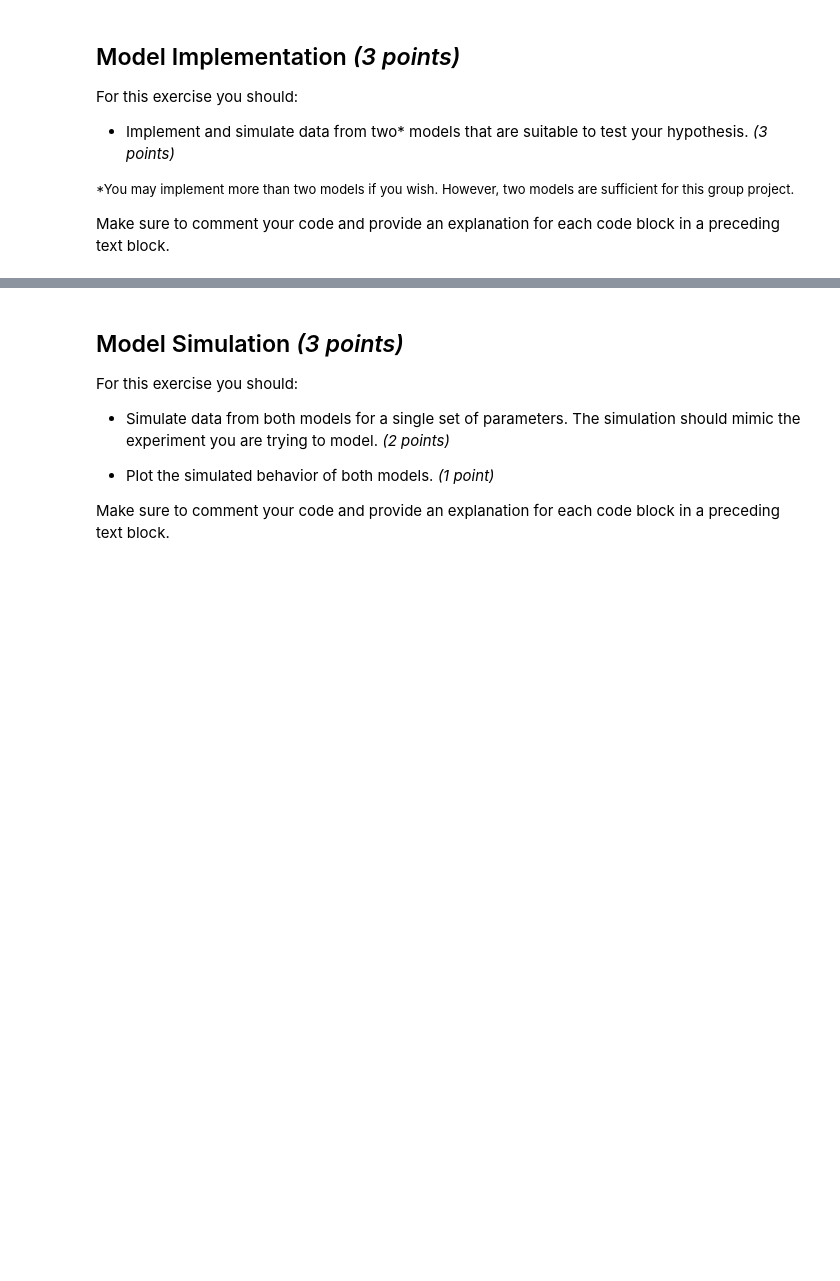
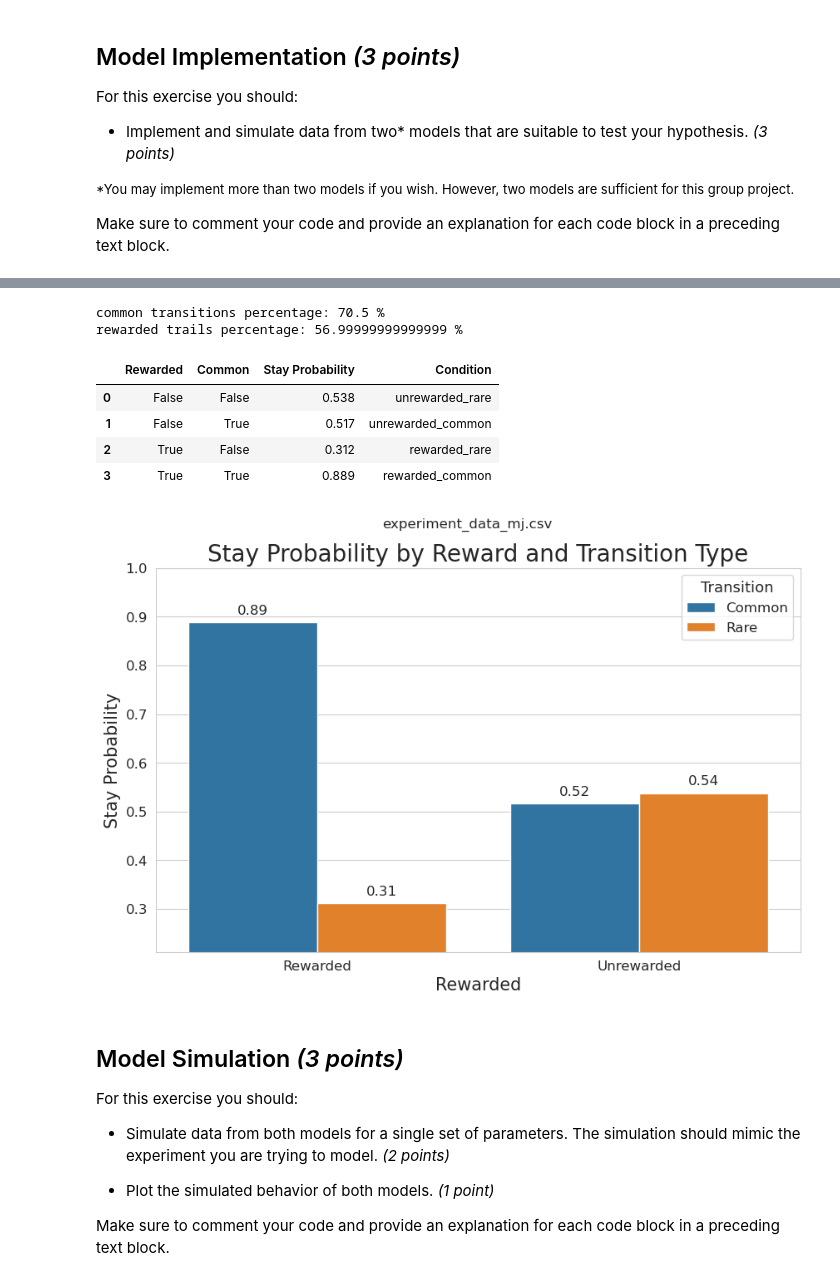
Before and after one commit to imtezcan/rl-twoStepTask, a Jupyter notebook: modeling_procedure.ipynb, the cells around one changed output, grey strips where cells are left out. Saved outputs shown, nothing was run; the diff lists cells and outputs as text; code cells hidden in the pictures; blank space fills up the shorter version.

```diff
--- a/modeling_procedure.ipynb
+++ b/modeling_procedure.ipynb
@@ -160,3 +66,34 @@ rewarded trials percentage: 51.0 %
+# %%
+import pandas as pd
+import os
+from utils import preprocess_human_data, calculate_stay_probability, plot_stay_probability, print_simple_statistics
+
+# load and inspect human data
+particepant_data_file = "experiment_data_mj.csv"
+file_name = os.path.join("data", "participants", particepant_data_file)
+human_data = pd.read_csv(file_name)
+
+# preprocess human data
+human_data = preprocess_human_data(human_data)
+
+# print some statistics
+print_simple_statistics(human_data)
+
+# calculate and plot stay probability
+stay_probability_df, human_data_extended = calculate_stay_probability(human_data)
+display(stay_probability_df)
+plot_stay_probability(stay_probability_df, name=particepant_data_file)
+
+# display(human_data_extended[['stepOneChoice', 'repeated_stepOneAction', 'repeated_stepOneAction_next','reward', 'common_transition']])
+# %% [output]
+common transitions percentage: 70.5 %
+rewarded trails percentage: 56.99999999999999 %
+|  | Rewarded | Common | Stay Probability | Condition |
+| 0 | False | False | 0.538 | unrewarded_rare |
+| 1 | False | True | 0.517 | unrewarded_common |
+| 2 | True | False | 0.312 | rewarded_rare |
+| 3 | True | True | 0.889 | rewarded_common |
+[figure, added]
 # %% [markdown]
 ## Model Simulation *(3 points)*
 
```
Also changed, not shown: parts of 4 cells of this notebook, 5 other files.
